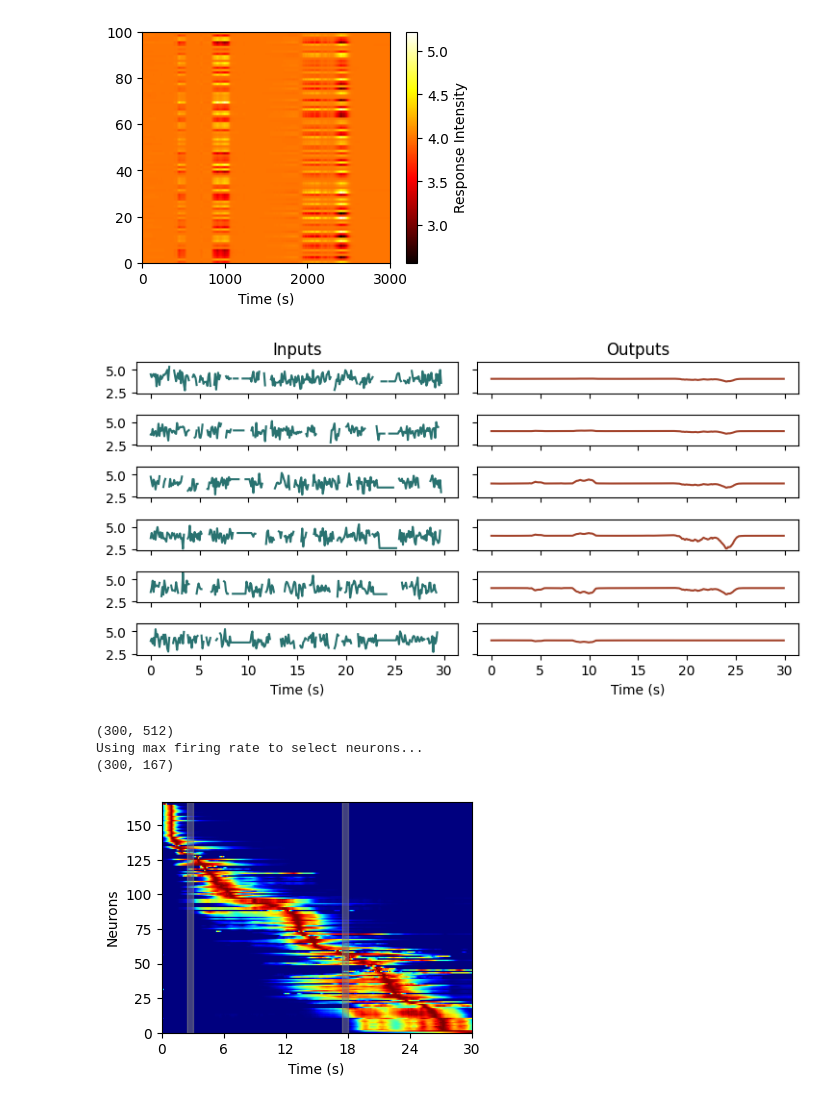
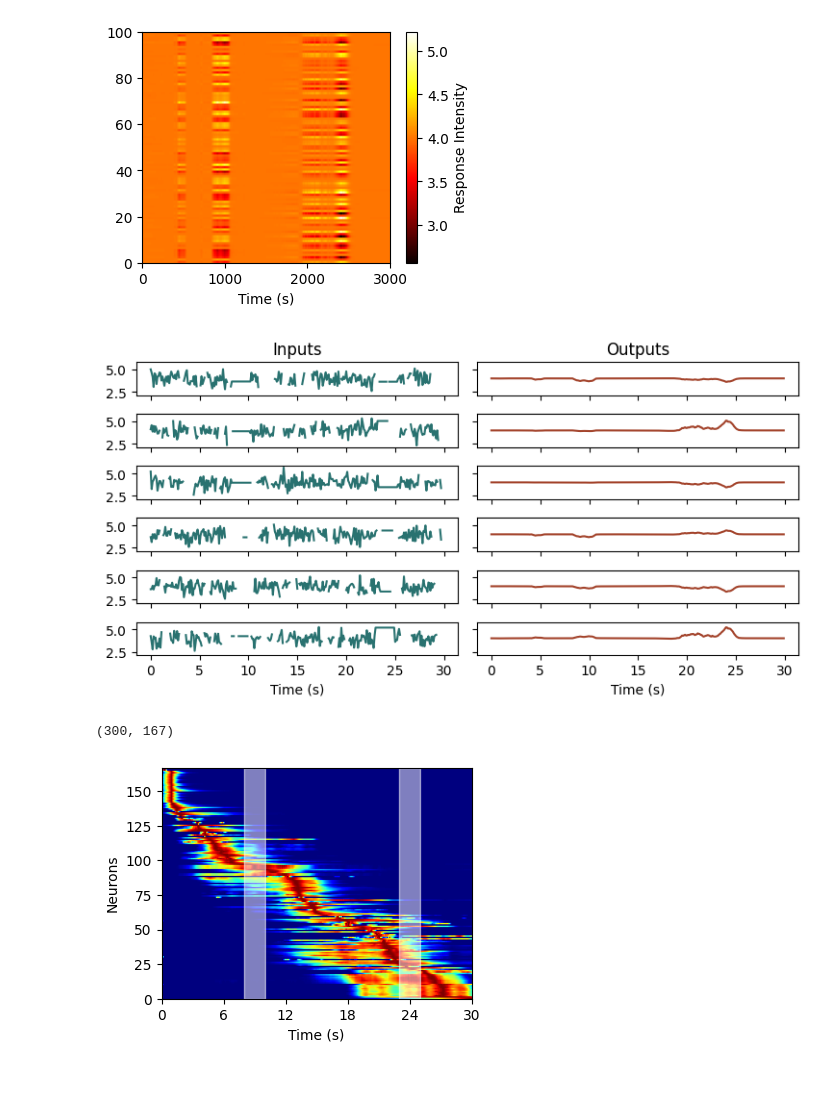
Before and after one commit to qrsyu/STCell, a Jupyter notebook: code/time_exp/2TS_symmetry.ipynb, the cells around one changed output. Drawn from its saved outputs; the diff is of its cells as text; code cells hidden in the pictures.

```diff
--- a/code/time_exp/2TS_symmetry.ipynb
+++ b/code/time_exp/2TS_symmetry.ipynb
@@ -175,10 +204,10 @@ Saved!
 # %% [markdown]
 ## Visualize the training result
 # %%
-data = np.load('../../data/2TS_symmetry_M2.npy', allow_pickle=True).item()
+data = np.load('../../data/2TS_symmetry_M2_numpy.npy', allow_pickle=True).item()
 losses = data['train_losses']
 test_outputs = data['test_outputs']
-test_inputs = data['test_inputs'].cpu().numpy()
+test_inputs = data['test_inputs']
 test_labels = data['test_labels']
 hidden_states = data['test_hidden_states']
 # %%
@@ -221,23 +250,20 @@ ax[-1][0].set_xlabel('Time (s)')
 ax[-1][-1].set_xlabel('Time (s)')
 plt.tight_layout()
 # %% [output]
-[figure, old version]
+[figure, new version]
 # %%
 from func import plt_hs
 # Averge accross the batch
 avg_hs = np.mean(hidden_states, axis=0)
-print(avg_hs.shape)
 
 # Plot the sorted hidden states
 fig, ax = plt.subplots(figsize=(4, 3))
-norm_hs, fig, ax = plt_hs(avg_hs, min_fr=0, fig=fig, ax=ax, use_max=True)
-ax.axvspan(2.5, 3,   alpha=0.5, color='grey', zorder=0)
-ax.axvspan(17.5, 18, alpha=0.5, color='grey', zorder=0)
+norm_hs, fig, ax = plt_hs(avg_hs, min_fr=0, fig=fig, ax=ax)
+ax.axvspan(8, 10, alpha=0.5, color='white', zorder=0)
+ax.axvspan(23,25, alpha=0.5, color='white', zorder=0)
 ax.set_xlabel('Time (s)')
 
 print(norm_hs.shape)
 # %% [output]
-(300, 512)
-Using max firing rate to select neurons...
 (300, 167)
-[figure, old version]
+[figure, new version]
```
Also changed, not shown: parts of 1 cell of this notebook, 1 other file.
